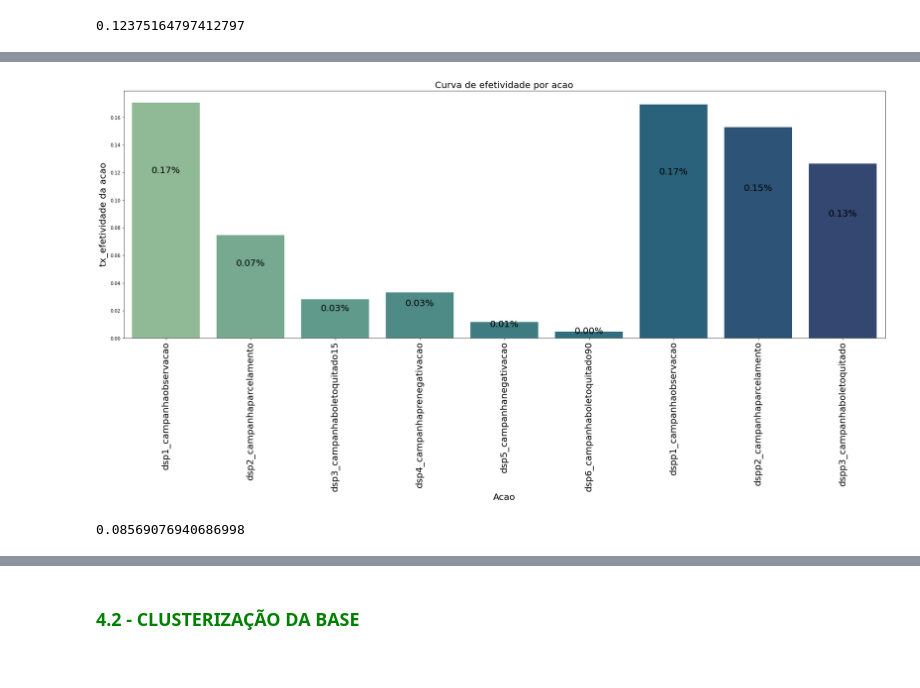
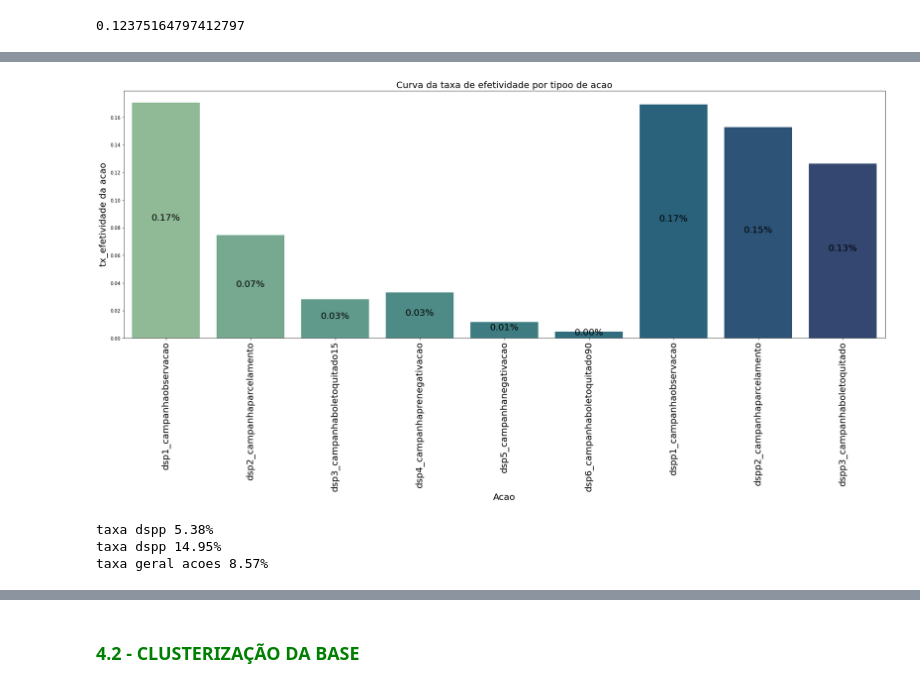
Before and after one commit to Robisonnunes/DC2022_robison_nunes, a Jupyter notebook: data_analysis_dc22_Robison_Nunes.ipynb, the cells around one changed output, grey strips where cells are left out. Cells and saved outputs as stored; diff of their text form; code cells hidden in the pictures.

```diff
--- a/data_analysis_dc22_Robison_Nunes.ipynb
+++ b/data_analysis_dc22_Robison_Nunes.ipynb
@@ -850,47 +850,50 @@ efetividade cresce novamente, mas ae a retencao do cliente fica prejudicada.
 # %%
 #Criacao da base de dados para o gráfico
-
 # Aqui foram criados as bases separadas para fazer o merge
-campanhas = df.groupby(by=['acao2'])['acao'].count()
+campanhas = df.groupby(by=['acao2'])['acao_y'].count()
 campanhas = pd.DataFrame(campanhas)
 campanhas['acao_2'] = campanhas.index
-campanhas = campanhas[['acao_2', 'acao']]
+campanhas = campanhas[['acao_2', 'acao_y']]
 
 efet_campanha = df.groupby(by=['acao2'])['efetividade'].sum()
 efet_campanha = pd.DataFrame(efet_campanha)
 efet_campanha['acao_2'] = efet_campanha.index
 efet_campanha = efet_campanha[['acao_2', 'efetividade']]
 
 p_campanha = campanhas.merge(efet_campanha, how='left', on='acao_2')
-p_campanha['tx_efet_campanha'] = p_campanha['efetividade'] / p_campanha['acao']
+p_campanha['tx_efet_campanha'] = p_campanha['efetividade'] / p_campanha['acao_y']
 p_campanha = p_campanha.fillna(0)
 p_campanha.sort_values(by='acao_2', inplace=True, ascending=True)
+
+fig,ax = plt.subplots(figsize=(30,10))
+sns.barplot(x= p_campanha['acao_2'] , y=p_campanha['tx_efet_campanha'],
+                data=p_campanha , ax=ax, palette='crest')
+
+ax.set_title('Curva da taxa de efetividade por tipoo de acao', fontsize=20)
+ax.set_xlabel('Acao',fontsize=20)
+ax.set_ylabel('tx_efetividade da acao',fontsize=20)
+
+for p in ax.patches:
+        width = p.get_width()
+        height = p.get_height()
+        x ,y = p.get_xy()
+        ax.annotate('{:.2f}%'.format(height), (x + width/2, y + height*.5), ha='center', fontsize=20)
+
+plt.xticks(fontsize=20, rotation = 90)
+plt.show()
+# %% [output]
+[figure, added]
-# %%
-# Curva de efetividade por acao
-ticks  = ['dspp_campanhaobservacao', 'dspp_campanhaparcelamento',
-       'dsp_campanhaobservacao', 'dspp_campanhaboletoquitado',
-       'dsp_campanhaprenegativacao', 'dsp_campanhaparcelamento',
-       'dsp_campanhanegativacao', '']
-
-fig,ax = plt.subplots(figsize=(30,10))
-sns.barplot(x= p_campanha['acao_2'] , y=p_campanha['tx_efet_campanha'],
-                data=p_campanha , ax=ax, palette='crest')
-
-ax.set_title('Curva de efetividade por acao', fontsize=20)
-ax.set_xlabel('Acao',fontsize=20)
-ax.set_ylabel('tx_efetividade da acao',fontsize=20)
-
-for p in ax.patches:
-        width = p.get_width()
-        height = p.get_height()
-        x ,y = p.get_xy()
-        ax.annotate('{:.2f}%'.format(height), (x + width/2, y + height*0.7), ha='center', fontsize=20)
-
-plt.xticks(fontsize=20, rotation = 90)
-plt.show()
-# %% [output]
-[figure, removed]
 # %%
-p_campanha['tx_efet_campanha'].mean()
+tx_dsp = p_campanha['tx_efet_campanha'].iloc[:6]
+tx_dsp = tx_dsp.mean()
+tx_dspp = p_campanha['tx_efet_campanha'].iloc[6:]
+tx_dspp = tx_dspp.mean()
+tx_geral = p_campanha['tx_efet_campanha'].mean()
+
+print('taxa dsp {:.2f}%'.format(tx_dsp *100))
+print('taxa dspp {:.2f}%'.format(tx_dspp *100))
+print('taxa geral acoes {:.2f}%'.format(tx_geral*100))
 # %% [output]
-0.08569076940686998
+taxa dspp 5.38%
+taxa dspp 14.95%
+taxa geral acoes 8.57%
```
Also changed, not shown: parts of 46 cells of this notebook, 8 other files.
